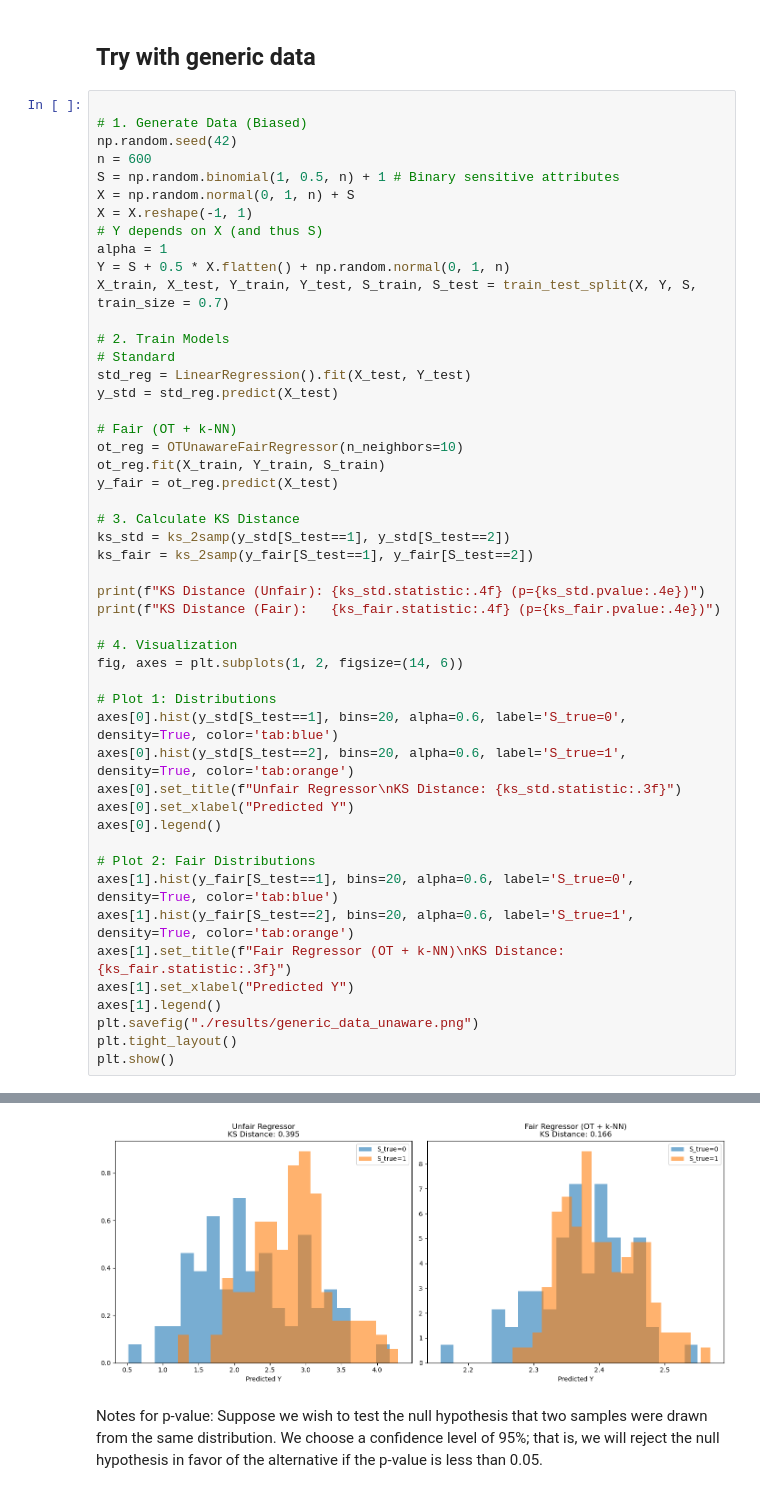
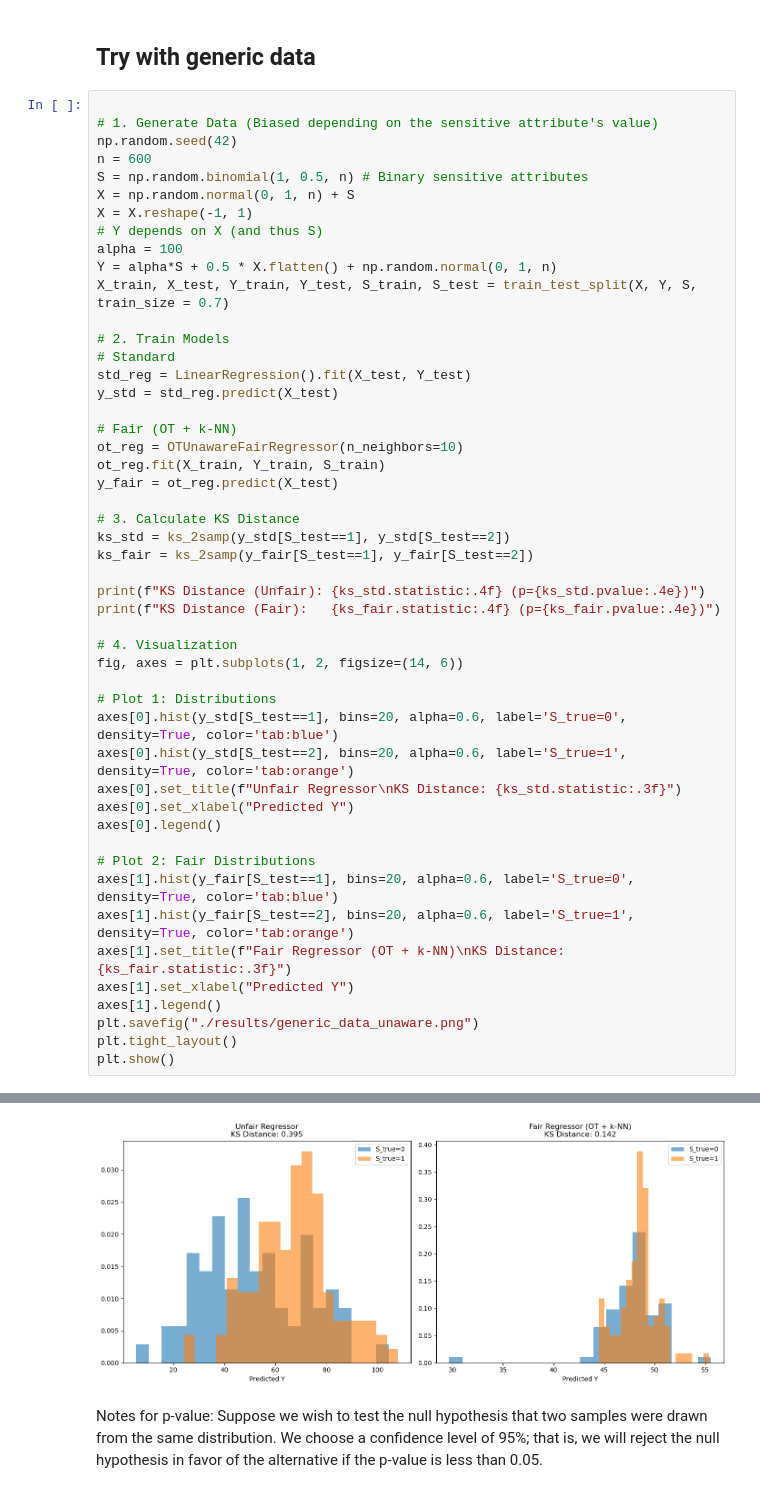
Before and after one commit to AugustinBouquillard/demographic-parity, a Jupyter notebook: unawareness.ipynb, the cells around one changed output, grey strips where cells are left out. Saved outputs shown, nothing was run; the diff lists cells and outputs as text.

```diff
--- a/unawareness.ipynb
+++ b/unawareness.ipynb
@@ -15,15 +17,15 @@ from sklearn.model_selection import train_test_split
 ## Try with generic data
 # %%
 
-# 1. Generate Data (Biased)
+# 1. Generate Data (Biased depending on the sensitive attribute's value)
 np.random.seed(42)
 n = 600
-S = np.random.binomial(1, 0.5, n) + 1 # Binary sensitive attributes
+S = np.random.binomial(1, 0.5, n) # Binary sensitive attributes
 X = np.random.normal(0, 1, n) + S
 X = X.reshape(-1, 1)
 # Y depends on X (and thus S)
-alpha = 1
-Y = S + 0.5 * X.flatten() + np.random.normal(0, 1, n)
+alpha = 100
+Y = alpha*S + 0.5 * X.flatten() + np.random.normal(0, 1, n)
 X_train, X_test, Y_train, Y_test, S_train, S_test = train_test_split(X, Y, S, train_size = 0.7)
 
 # 2. Train Models
@@ -68,4 +70,4 @@ KS Distance (Fair):   0.1660 (p=1.6227e-01)
-[figure, old version]
+[figure, new version]
 # %% [markdown]
 Notes for p-value:
 Suppose we wish to test the null hypothesis that two samples were drawn from the same distribution. We choose a confidence level of 95%; that is, we will reject the null hypothesis in favor of the alternative if the p-value is less than 0.05.
```
Also changed, not shown: parts of 4 cells of this notebook.
